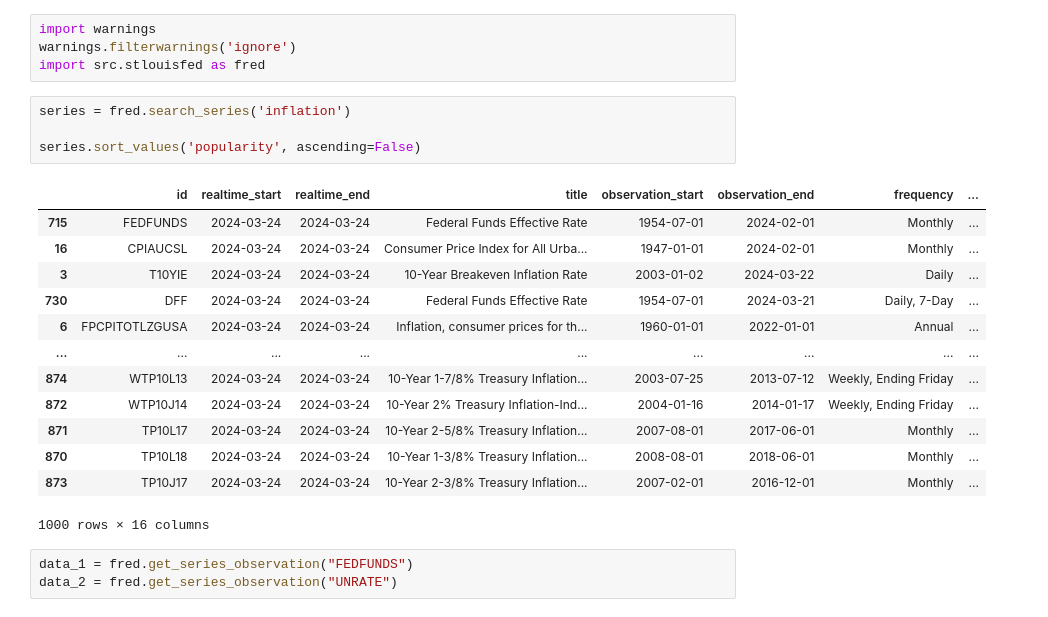
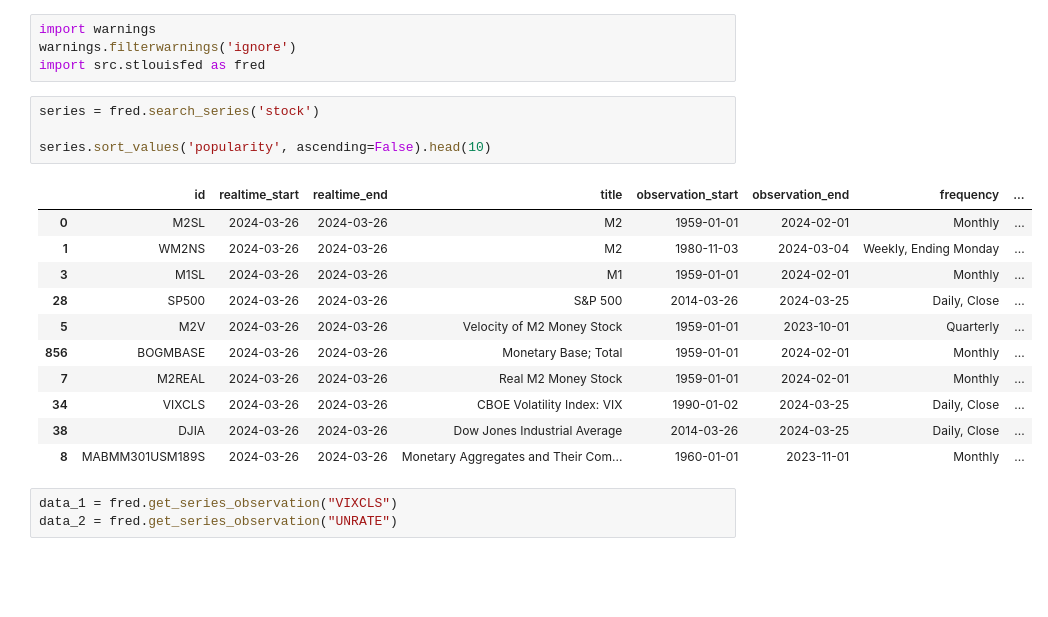
Before and after one commit to ivandimitrovkyulev/Notebooks, a Jupyter notebook: sample/macro_data.ipynb, the cells around one changed output. Cells and saved outputs as stored; diff of their text form; blank space fills up the shorter version.

```diff
--- a/sample/macro_data.ipynb
+++ b/sample/macro_data.ipynb
@@ -3,23 +3,21 @@ import warnings
 warnings.filterwarnings('ignore')
 import src.stlouisfed as fred
 # %%
-series = fred.search_series('inflation')
+series = fred.search_series('stock')
 
-series.sort_values('popularity', ascending=False)
+series.sort_values('popularity', ascending=False).head(10)
 # %% [output]
 |  | id | realtime_start | realtime_end | title | observation_start | observation_end | frequency | ... |
-| 715 | FEDFUNDS | 2024-03-24 | 2024-03-24 | Federal Funds Effective Rate | 1954-07-01 | 2024-02-01 | Monthly | ... |
-| 16 | CPIAUCSL | 2024-03-24 | 2024-03-24 | Consumer Price Index for All Urba... | 1947-01-01 | 2024-02-01 | Monthly | ... |
-| 3 | T10YIE | 2024-03-24 | 2024-03-24 | 10-Year Breakeven Inflation Rate | 2003-01-02 | 2024-03-22 | Daily | ... |
-| 730 | DFF | 2024-03-24 | 2024-03-24 | Federal Funds Effective Rate | 1954-07-01 | 2024-03-21 | Daily, 7-Day | ... |
-| 6 | FPCPITOTLZGUSA | 2024-03-24 | 2024-03-24 | Inflation, consumer prices for th... | 1960-01-01 | 2022-01-01 | Annual | ... |
-| ... | ... | ... | ... | ... | ... | ... | ... | ... |
-| 874 | WTP10L13 | 2024-03-24 | 2024-03-24 | 10-Year 1-7/8% Treasury Inflation... | 2003-07-25 | 2013-07-12 | Weekly, Ending Friday | ... |
-| 872 | WTP10J14 | 2024-03-24 | 2024-03-24 | 10-Year 2% Treasury Inflation-Ind... | 2004-01-16 | 2014-01-17 | Weekly, Ending Friday | ... |
-| 871 | TP10L17 | 2024-03-24 | 2024-03-24 | 10-Year 2-5/8% Treasury Inflation... | 2007-08-01 | 2017-06-01 | Monthly | ... |
-| 870 | TP10L18 | 2024-03-24 | 2024-03-24 | 10-Year 1-3/8% Treasury Inflation... | 2008-08-01 | 2018-06-01 | Monthly | ... |
-| 873 | TP10J17 | 2024-03-24 | 2024-03-24 | 10-Year 2-3/8% Treasury Inflation... | 2007-02-01 | 2016-12-01 | Monthly | ... |
+| 0 | M2SL | 2024-03-26 | 2024-03-26 | M2 | 1959-01-01 | 2024-02-01 | Monthly | ... |
+| 1 | WM2NS | 2024-03-26 | 2024-03-26 | M2 | 1980-11-03 | 2024-03-04 | Weekly, Ending Monday | ... |
+| 3 | M1SL | 2024-03-26 | 2024-03-26 | M1 | 1959-01-01 | 2024-02-01 | Monthly | ... |
+| 28 | SP500 | 2024-03-26 | 2024-03-26 | S&P 500 | 2014-03-26 | 2024-03-25 | Daily, Close | ... |
+| 5 | M2V | 2024-03-26 | 2024-03-26 | Velocity of M2 Money Stock | 1959-01-01 | 2023-10-01 | Quarterly | ... |
+| 856 | BOGMBASE | 2024-03-26 | 2024-03-26 | Monetary Base; Total | 1959-01-01 | 2024-02-01 | Monthly | ... |
+| 7 | M2REAL | 2024-03-26 | 2024-03-26 | Real M2 Money Stock | 1959-01-01 | 2024-02-01 | Monthly | ... |
+| 34 | VIXCLS | 2024-03-26 | 2024-03-26 | CBOE Volatility Index: VIX | 1990-01-02 | 2024-03-25 | Daily, Close | ... |
+| 38 | DJIA | 2024-03-26 | 2024-03-26 | Dow Jones Industrial Average | 2014-03-26 | 2024-03-25 | Daily, Close | ... |
+| 8 | MABMM301USM189S | 2024-03-26 | 2024-03-26 | Monetary Aggregates and Their Com... | 1960-01-01 | 2023-11-01 | Monthly | ... |
-1000 rows × 16 columns
 # %%
-data_1 = fred.get_series_observation("FEDFUNDS")
+data_1 = fred.get_series_observation("VIXCLS")
 data_2 = fred.get_series_observation("UNRATE")
```
Also changed, not shown: parts of 2 cells of this notebook, 5 other files.
